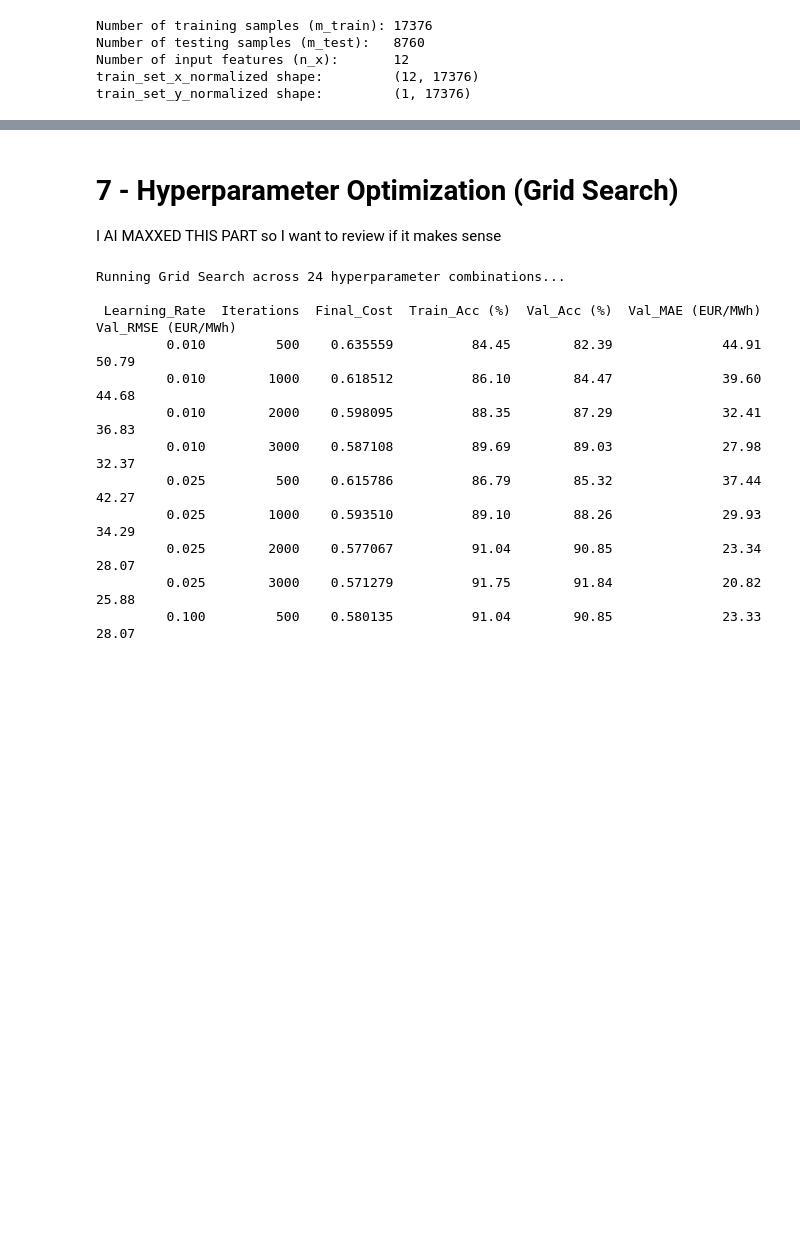
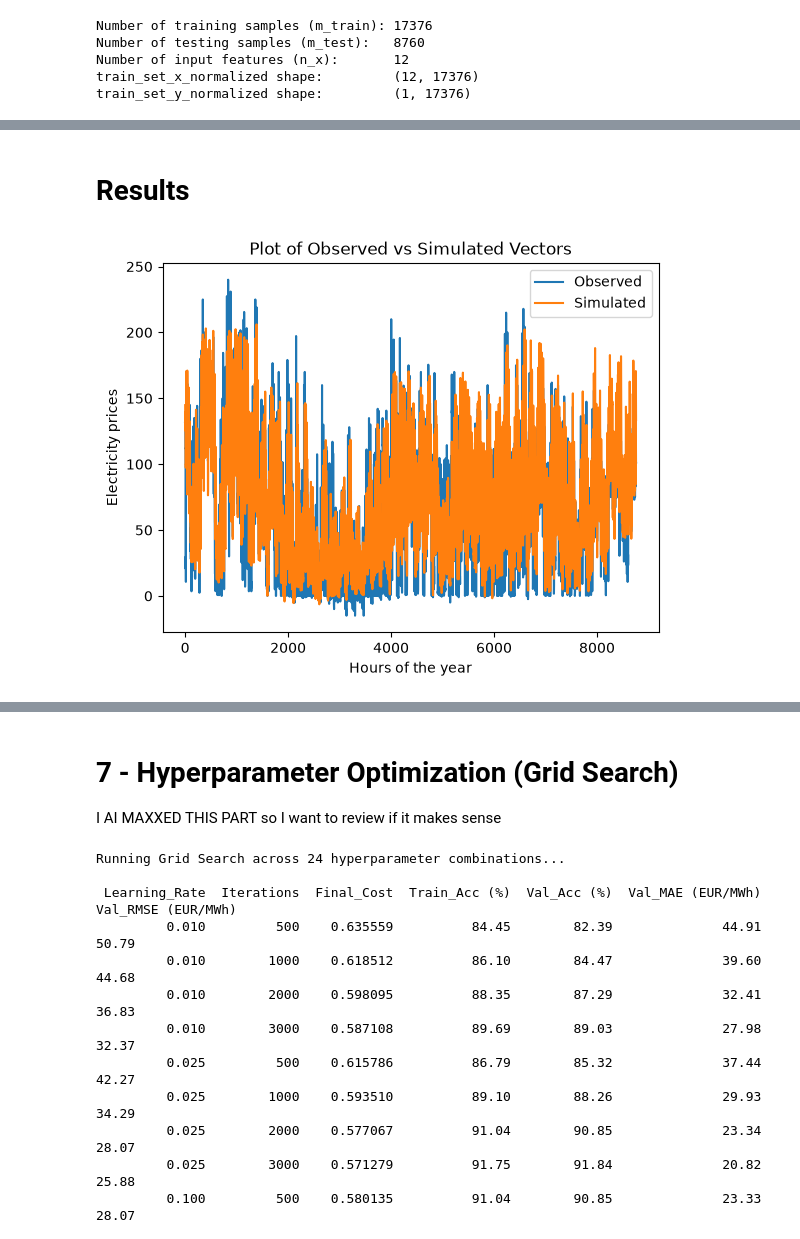
Before and after one commit to arrosdelsenyoret/ElectricityForecastingKTHProMJ2507, a Jupyter notebook: 02_Logistic_regression.ipynb, the cells around one changed output, grey strips where cells are left out. Saved outputs shown, nothing was run; the diff lists cells and outputs as text; code cells hidden in the pictures; blank space fills up the shorter version.

```diff
--- a/02_Logistic_regression.ipynb
+++ b/02_Logistic_regression.ipynb
@@ -252,0 +227,39 @@ plt.show()
+# %%
+#Reverse normalization
+from sklearn.preprocessing import MinMaxScaler
+import numpy as np
+
+# Reverse the normalization to get the original data
+Y_prediction_test_real_scale = scaler.inverse_transform(logistic_regression_model["Y_pred_test"])
+# %% [markdown]
+# Results
+# %%
+import matplotlib.pyplot as plt
+import numpy as np
+
+# Define the two vectors
+
+x = np.arange(0,8760, 1)
+y1 = test_set_y_orig
+y2 = Y_prediction_test_real_scale.T
+
+
+# Plot the vectors
+plt.plot(x, y1, label='Observed')
+plt.plot(x, y2, label='Simulated')
+
+# Add a title and labels for the x and y axes
+plt.title('Plot of Observed vs Simulated Vectors')
+plt.xlabel('Hours of the year')
+plt.ylabel('Electricity prices')
+
+# Set the y-axis limits
+plt.ylim()
+
+# Add a legend
+plt.legend()
+
+# Display the plot
+plt.show()
+# %% [output]
+[figure, added]
```
Also changed, not shown: parts of 21 cells of this notebook.
